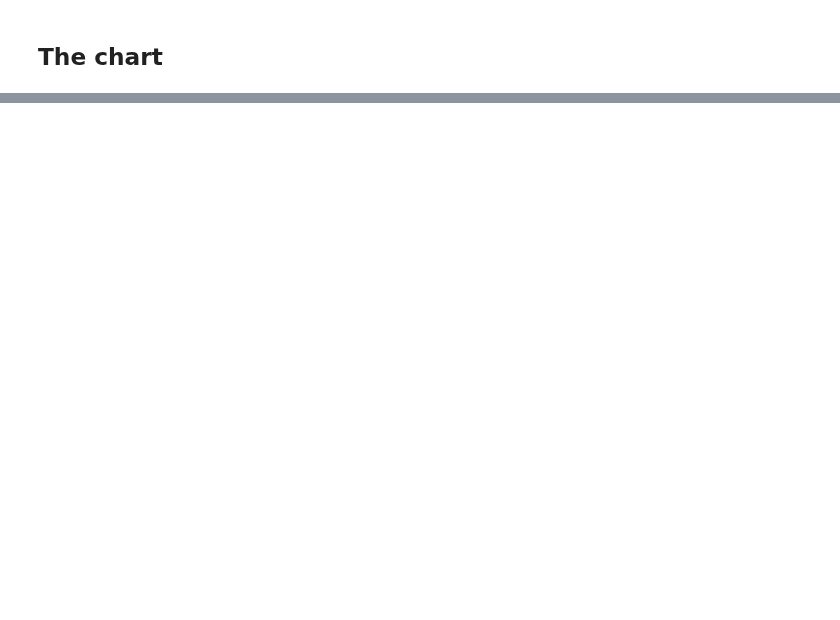
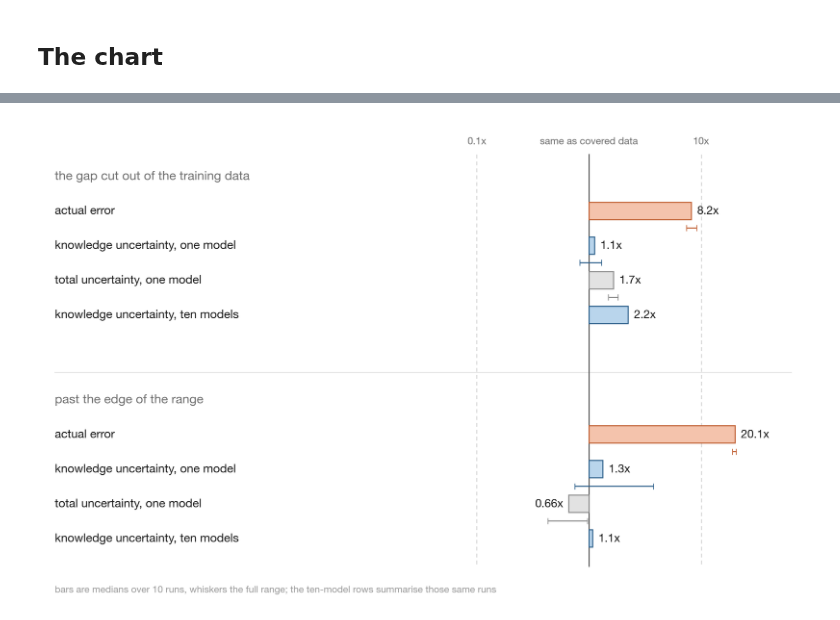
Before and after one commit to firefly1248/demo-notebooks, a Jupyter notebook: notebooks/catboost_sglb_knowledge_uncertainty.ipynb, the cells around one changed output, grey strips where cells are left out. Cells and saved outputs as stored; diff of their text form; code cells hidden in the pictures; blank space fills up the shorter version.

```diff
--- a/notebooks/catboost_sglb_knowledge_uncertainty.ipynb
+++ b/notebooks/catboost_sglb_knowledge_uncertainty.ipynb
@@ -195,0 +194,4 @@ count= 50   hole  1.96x   far  7.46x
+# %%
+per = profile(baseline, R)
+for k, d in per.items():
+    print(f"{k:12s} {d.knowledge.round(12).nunique():4d} distinct values across {len(d)} points")
@@ -195,0 +237,5 @@ count= 50   hole  1.96x   far  7.46x
+# %%
+for iters, lr in CONFIGS:
+    model = baseline if (iters, lr) == (ITERS, LR) else sglb(X, y, 0, iters, lr)
+    ku = vs_covered(profile(model, R), "knowledge")
+    print(f"{iters:5d} iters, lr {lr:<5} " + "   ".join(f"{k} {ku[k]:5.2f}x" for k in OUT))
@@ -239,0 +251,8 @@ wrong there.
+# %%
+preds = {k: np.array([model.predict(Xr)[:, 0] for model in models]) for k, Xr in R.items()}
+spread = {k: v.std(axis=0).mean() for k, v in preds.items()}
+err = {k: np.abs(surface(R[k]) - v.mean(axis=0)).mean() for k, v in preds.items()}
+
+ens = pd.DataFrame({"signal_x": pd.Series(spread) / spread[COVERED],
+                    "error_x": pd.Series(err) / err[COVERED]})
+print(ens.round(2).to_string())
@@ -338,0 +269,79 @@ version is dependable past the edge of it.
+# %%
+import matplotlib.pyplot as plt
+from matplotlib.lines import Line2D
+from matplotlib.patches import Rectangle
+
+plt.rcParams["font.family"] = "sans-serif"
+plt.rcParams["font.sans-serif"] = ["Helvetica Neue", "Helvetica", "Arial", "DejaVu Sans"]
+BLUE_F, BLUE_E = "#B9D5EC", "#2C5F8A"
+CORAL_F, CORAL_E = "#F4C3AC", "#C05F32"
+GREY_F, GREY_E = "#E2E2E2", "#8a8a8a"
+INK, TEXT_MUTED, TEXT_FAINT = "#1a1a1a", "#6e6e6e", "#9a9a9a"
+
+BH, XMAX = 0.5, np.log10(40)
+LEFT = np.log10(0.055) - 3.6
+fig_w, fig_h = 13.8, 8.6
+
+
+def band(col):
+    return summary.loc["median", col], (summary.loc["min", col], summary.loc["max", col])
+
+
+bars, titles, cursor = [], [], 0.95
+for i, k in enumerate(OUT):
+    if i:
+        cursor += 1.45
+    titles.append((cursor, LABELS[k]))
+    cursor += 1.0
+    rows_for_panel = [
+        ("actual error", *band(f"{k}: error"), CORAL_F, CORAL_E),
+        ("knowledge uncertainty, one model", *band(f"{k}: knowledge"), BLUE_F, BLUE_E),
+        ("total uncertainty, one model", *band(f"{k}: total"), GREY_F, GREY_E),
+        ("knowledge uncertainty, ten models", ens.signal_x[k], None, BLUE_F, BLUE_E),
+    ]
+    for entry in rows_for_panel:
+        bars.append((cursor,) + entry)
+        cursor += 1.0
+YMAX = cursor + 0.7
+
+fig = plt.figure(figsize=(fig_w, fig_h), dpi=200)
+ax = fig.add_axes([0, 0, 1, 1])
+ax.set_xlim(LEFT, XMAX + 0.3)
+ax.set_ylim(YMAX, -0.55)
+ax.axis("off")
+
+ax.add_line(Line2D([0, 0], [0.32, YMAX - 0.9], color="#4a4a4a", lw=1.3, zorder=1))
+ax.text(0, 0.08, "same as covered data", ha="center", va="bottom", fontsize=13, color=TEXT_MUTED)
+for tick in (0.1, 10):
+    x = np.log10(tick)
+    ax.add_line(Line2D([x, x], [0.32, YMAX - 0.9], color="#c9c9c9", lw=1.0,
+                       ls=(0, (5, 4)), zorder=1))
+    ax.text(x, 0.08, f"{tick:g}x", ha="center", va="bottom", fontsize=13, color=TEXT_MUTED)
+
+for cy, label in titles:
+    ax.text(LEFT + 0.1, cy, label, ha="left", va="center", fontsize=16.5, color=TEXT_MUTED)
+ax.add_line(Line2D([LEFT + 0.1, XMAX + 0.2], [titles[1][0] - 0.8] * 2,
+                   color="#e2e2e2", lw=1.2, zorder=0))
+
+for cy, name, val, rng, fc, ec in bars:
+    x = np.log10(val)
+    ax.add_patch(Rectangle((min(0, x), cy - BH / 2), abs(x), BH,
+                           facecolor=fc, edgecolor=ec, lw=1.4, zorder=3))
+    ax.text(LEFT + 0.1, cy, name, ha="left", va="center", fontsize=15.5, color=INK)
+    ha, offset = ("left", 0.05) if x >= 0 else ("right", -0.05)
+    ax.text(x + offset, cy, f"{val:.2f}x" if val < 1 else f"{val:.1f}x",
+            ha=ha, va="center", fontsize=15, color=INK)
+    if rng:
+        lo, hi = np.log10(rng[0]), np.log10(rng[1])
+        ax.errorbar(x, cy + BH / 2 + 0.24, xerr=[[x - lo], [hi - x]], fmt="none",
+                    ecolor=ec, elinewidth=1.4, capsize=4, zorder=5)
+
+ax.text(LEFT + 0.1, YMAX - 0.22,
+        f"bars are medians over {len(runs)} runs, whiskers the full range; "
+        f"the ten-model rows summarise those same runs",
+        ha="left", va="center", fontsize=12.5, color=TEXT_FAINT)
+
+fig.savefig("catboost_sglb_knowledge_uncertainty.png", facecolor="white")
+plt.show()
+# %% [output]
+[figure, added]
```
Also changed, not shown: parts of 33 cells of this notebook, 2 other files.
